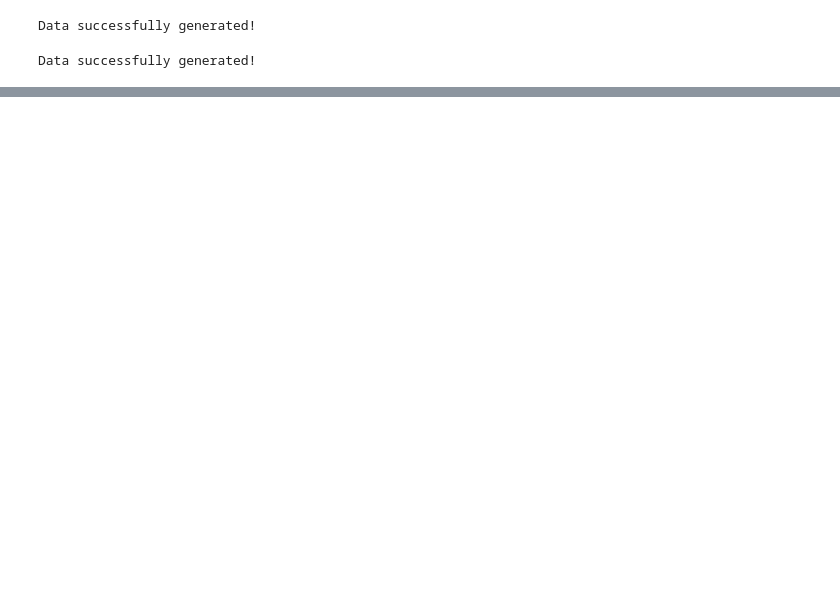
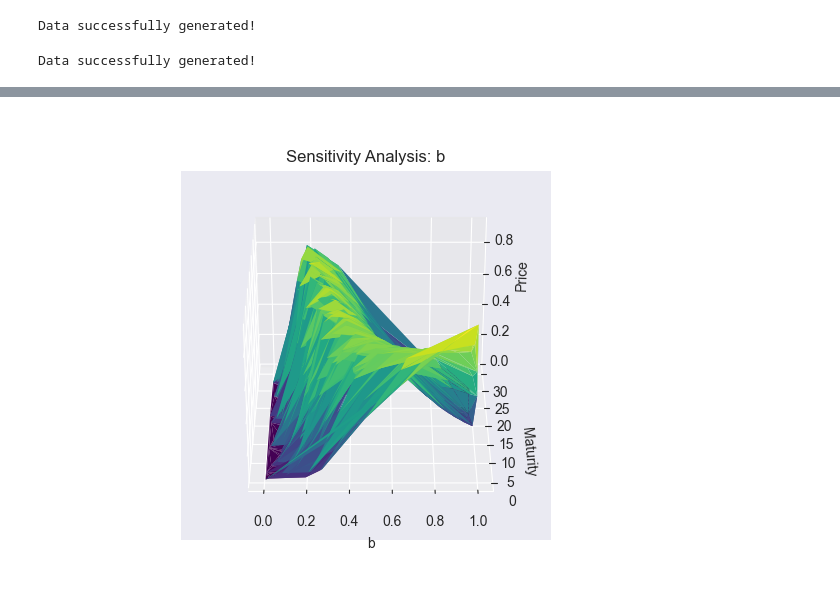
Before and after one commit to samaypanwar/FYP-Code, a Jupyter notebook: notebooks/test.ipynb, the cells around one changed output, grey strips where cells are left out. Drawn from its saved outputs; the diff is of its cells as text; code cells hidden in the pictures; blank space fills up the shorter version.

```diff
--- a/notebooks/test.ipynb
+++ b/notebooks/test.ipynb
@@ -193,0 +274,20 @@ Data successfully generated!
+# %%
+import matplotlib.pyplot as plt
+from mpl_toolkits.mplot3d import Axes3D
+%matplotlib widget
+
+fig = plt.figure()
+ax = Axes3D(fig)
+ax = plt.axes(projection='3d')
+ax.plot_trisurf(b_list, maturities, b_result,
+                cmap='viridis', edgecolor='none');
+
+ax.set_title('Sensitivity Analysis: b');
+
+ax.set_xlabel('b')
+ax.set_ylabel('Maturity')
+ax.set_zlabel('Price');
+
+ax.view_init(30, 270, 0)
+# %% [output]
+[figure, added]
```
Also changed, not shown: parts of 17 cells of this notebook, 13 other files.
